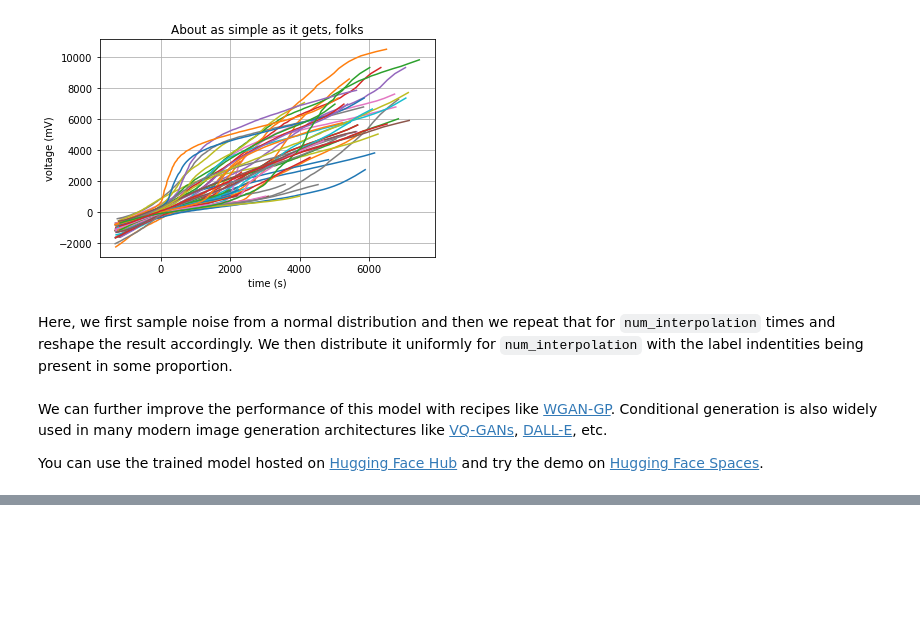
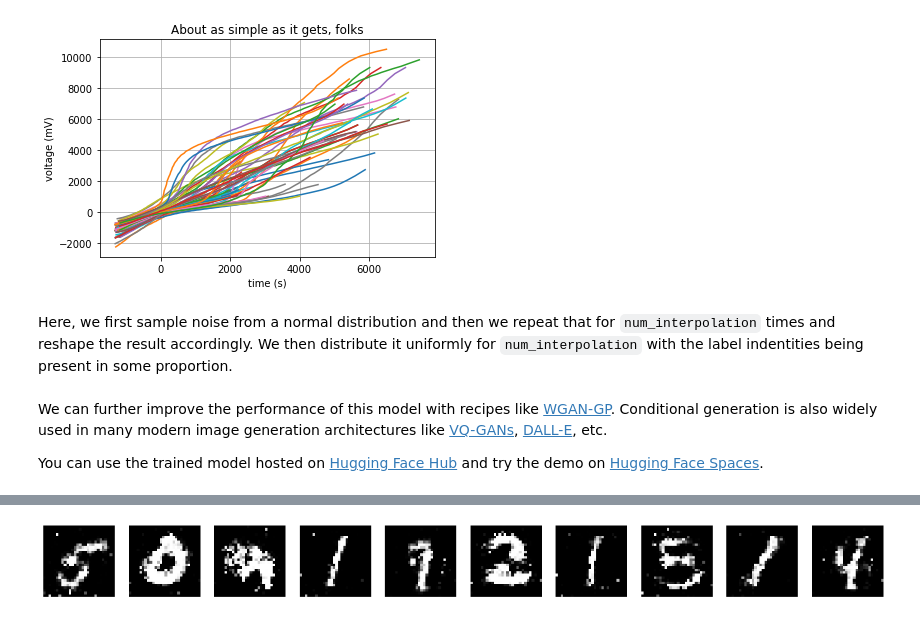
Before and after one commit to seismosmsr/machine_learning, a Jupyter notebook: conditional_gan.ipynb, the cells around one changed output, grey strips where cells are left out. Saved outputs shown, nothing was run; the diff lists cells and outputs as text; code cells hidden in the pictures; blank space fills up the shorter version.

```diff
--- a/conditional_gan.ipynb
+++ b/conditional_gan.ipynb
@@ -963,0 +942,6 @@ TypeError: ignored
+# %%
+# x_train = real_pixels_sample
+# l_train = real_labels_sample
+
+l_train = real_pixels_sample
+x_train = real_labels_sample
@@ -963,0 +982,17 @@ TypeError: ignored
+# %%
+# ------------------------------------------------------------------------------
+# Network creation
+# ------------------------------------------------------------------------------
+# Create generator ((z, l) -> (x, l))
+generator = gen(noise_dim, label_dim, image_dim)
+adam = Adam(lr=0.0002, beta_1=0.5)
+generator.compile(loss='linear', optimizer=adam)    # Trick 9
+
+# Create discriminator ((x, l) -> y)
+discriminator = disc(image_dim, label_dim)
+discriminator.compile(loss='binary_crossentropy', optimizer='SGD')    # Trick 9
+
+# Build GAN. Note how the discriminator is set to be not trainable since the beginning
+make_trainable(discriminator, False)
+gan = build_gan(generator, discriminator)
+gan.compile(loss='binary_crossentropy', optimizer=adam)
@@ -963,0 +1043,10 @@ TypeError: ignored
+# %%
+batch       = range(10)
+image_batch = x_train[batch]
+label_batch = l_train[batch]
+# print(image_batch)
+y_real      = np.ones(10) + 0.2 * np.random.uniform(-1, 1, size=10)    # Label smoothing. Trick 6
+# discriminator.train_on_batch([image_batch, label_batch], y_real)
+# Train the discriminator on fake data
+noise_batch      = np.random.normal(0, 1, (10, noise_dim))    # Trick 3
+generated_images = generator.predict([noise_batch, label_batch])
@@ -963,0 +1093,14 @@ TypeError: ignored
+# %%
+# ------------------------------------------------------------------------------
+# Plotting
+# ------------------------------------------------------------------------------
+plt.figure(figsize=(20, 2))
+# print(label_dim)
+for i in range(len(generated_images[1])):
+    im =generated_images[0][i].reshape(28,28)
+    plt.subplot(1, label_dim, i+1)
+    plt.axis('off')
+    plt.imshow(im, cmap='Greys_r')
+plt.show()
+# %% [output]
+[figure, added]
```
Also changed, not shown: parts of 20 cells of this notebook.
